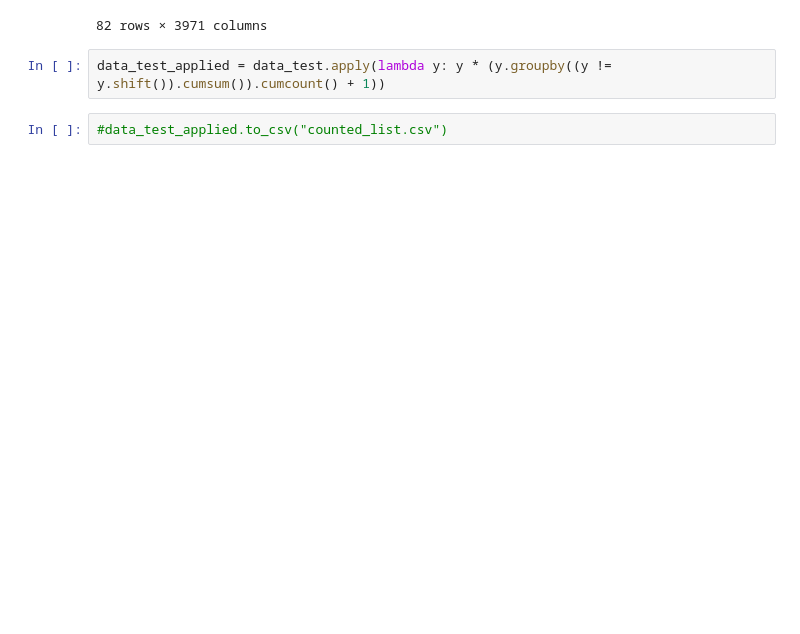
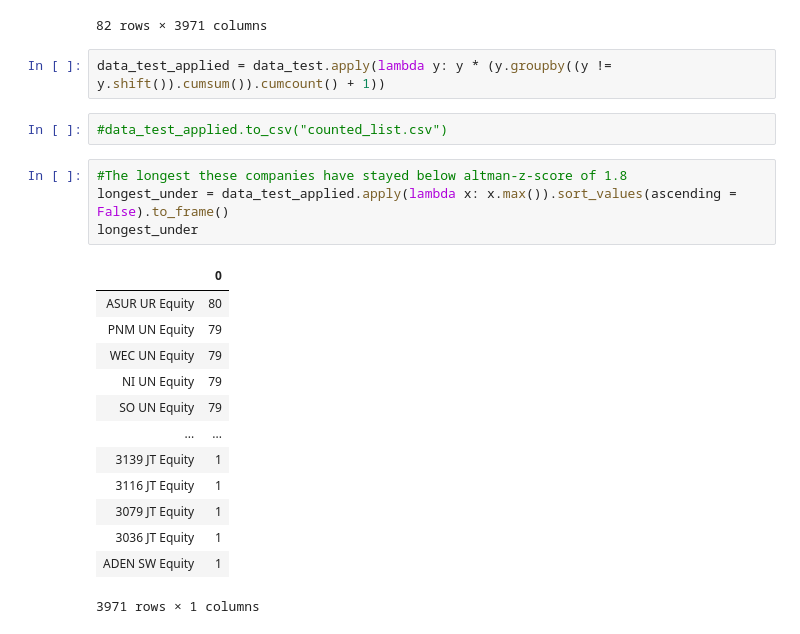
Before and after one commit to dostakin/bloomberg_altman_z_analysis, a Jupyter notebook: great_filter_duygu.ipynb, the cells around one changed output. Saved outputs shown, nothing was run; the diff lists cells and outputs as text; blank space fills up the shorter version.

```diff
--- a/great_filter_duygu.ipynb
+++ b/great_filter_duygu.ipynb
@@ -92,3 +94,21 @@ data_test
 data_test_applied = data_test.apply(lambda y: y * (y.groupby((y != y.shift()).cumsum()).cumcount() + 1))
 # %%
 #data_test_applied.to_csv("counted_list.csv")
+# %%
+#The longest these companies have stayed below altman-z-score of 1.8
+longest_under = data_test_applied.apply(lambda x: x.max()).sort_values(ascending = False).to_frame()
+longest_under
+# %% [output]
+|  | 0 |
+| ASUR UR Equity | 80 |
+| PNM UN Equity | 79 |
+| WEC UN Equity | 79 |
+| NI UN Equity | 79 |
+| SO UN Equity | 79 |
+| ... | ... |
+| 3139 JT Equity | 1 |
+| 3116 JT Equity | 1 |
+| 3079 JT Equity | 1 |
+| 3036 JT Equity | 1 |
+| ADEN SW Equity | 1 |
+3971 rows × 1 columns
```
Also changed, not shown: parts of 4 cells of this notebook.
